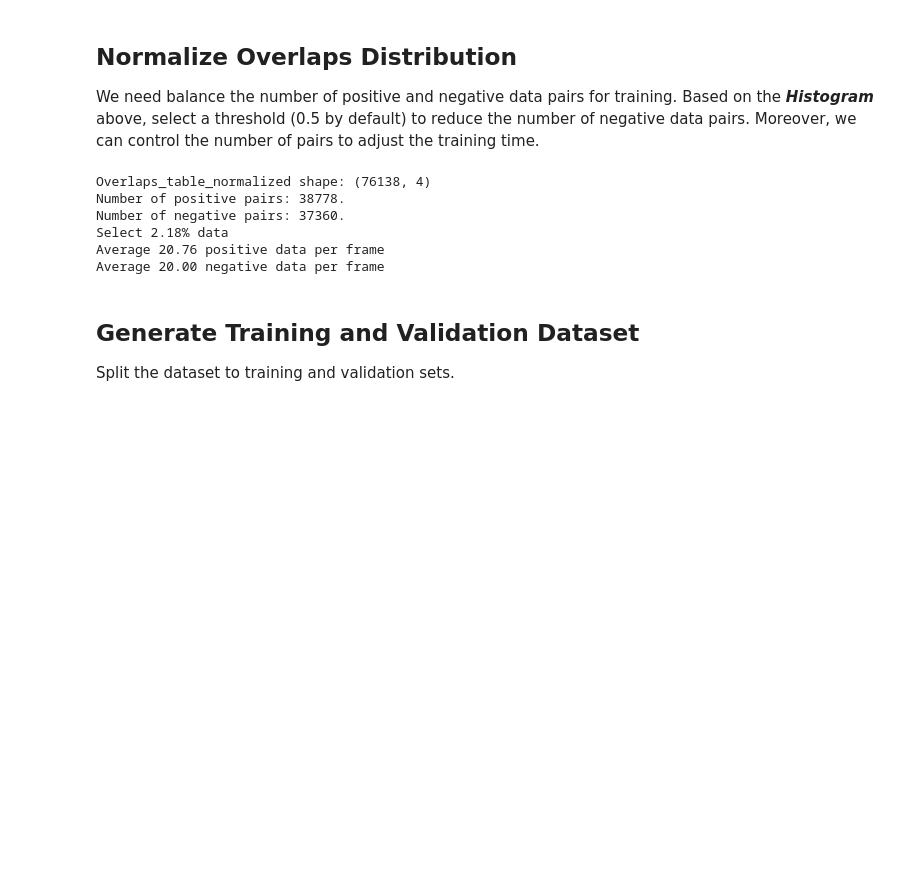
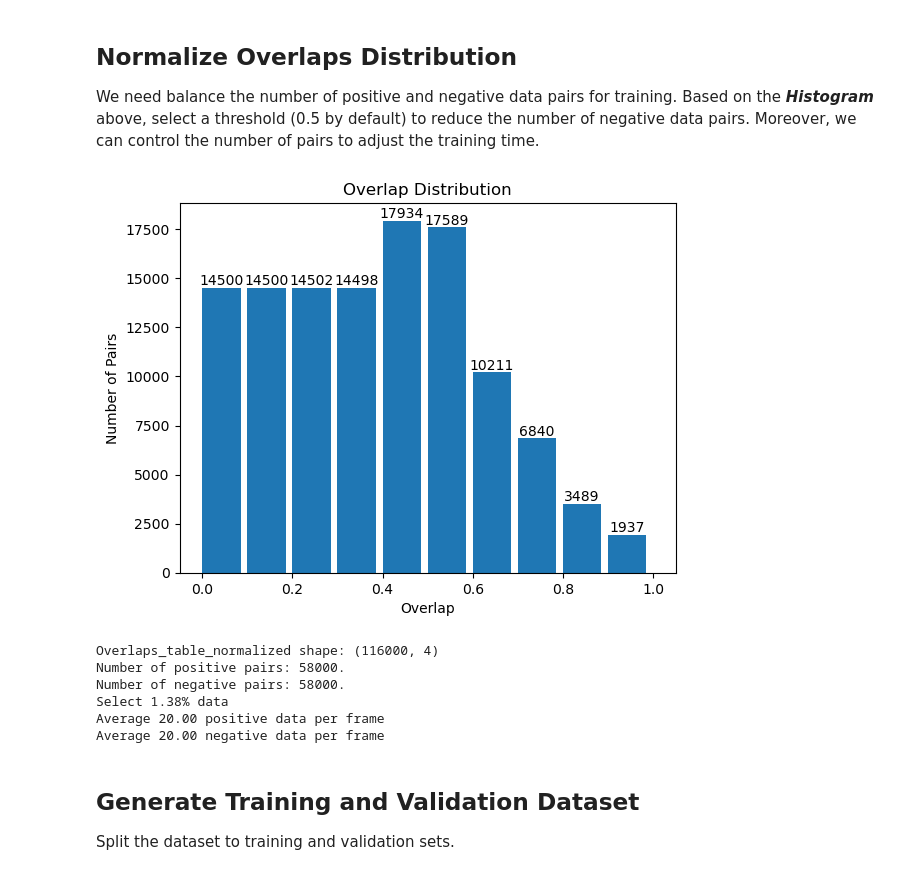
Before and after one commit to yanlong95/lidar_learning, a Jupyter notebook: data/projection/gen_gt.ipynb, the cells around one changed output. Saved outputs shown, nothing was run; the diff lists cells and outputs as text; code cells hidden in the pictures; blank space fills up the shorter version.

```diff
--- a/data/projection/gen_gt.ipynb
+++ b/data/projection/gen_gt.ipynb
@@ -128,35 +133,36 @@ plt.show()
 ## Normalize Overlaps Distribution
 We need balance the number of positive and negative data pairs for training. Based on the ***Histogram*** above, select a threshold (0.5 by default) to reduce the number of negative data pairs. Moreover, we can control the number of pairs to adjust the training time.
 # %%
-neg_pos_threshold = int(overlap_thresh / 0.1)
+neg_pos_threshold = round(overlap_thresh / 0.1)
 max_num_pos_each_scan = 20
 min_num_neg_each_scan = 5   # make sure to roughly balance the number of positive and negative pairs
 
-overlaps_table_normalized, pos_indices, neg_indices = normalize_data(overlaps_table, max_pos_thresh=max_num_pos_each_scan, min_neg_thresh=min_num_neg_each_scan, neg_pos_threshold=neg_pos_threshold, enhance_yaw=True)
+overlaps_table_normalized, pos_indices, neg_indices = normalize_data(overlaps_table, max_pos_thresh=max_num_pos_each_scan, min_neg_thresh=min_num_neg_each_scan, neg_pos_threshold=neg_pos_threshold, enhance_yaw=False)
 overlaps_normalized = overlaps_table_normalized[:,2]
 _, _, patches = plt.hist(overlaps_normalized, 10, width=0.085)
 plt.bar_label(patches)
 plt.title('Overlap Distribution')
 plt.xlabel('Overlap')
 plt.ylabel('Number of Pairs')
 plt.show()
 
 percent_keep = format(len(overlaps_table_normalized) / len(overlaps_table) * 100, ".2f")
 num_pos = np.sum(overlaps_normalized >= neg_pos_threshold / 10)
 num_neg = np.sum(overlaps_normalized < neg_pos_threshold / 10)
 
 print(f"Overlaps_table_normalized shape: {overlaps_table_normalized.shape}")
 print(f"Number of positive pairs: {num_pos}.")
 print(f"Number of negative pairs: {num_neg}.")
 print(f"Select {percent_keep}% data")
 print(f"Average {num_pos / np.sqrt(len(overlaps_table)):.2f} positive data per frame")
 print(f"Average {num_neg / np.sqrt(len(overlaps)):.2f} negative data per frame")
 # %% [output]
+[figure, added]
-Overlaps_table_normalized shape: (76138, 4)
-Number of positive pairs: 38778.
-Number of negative pairs: 37360.
-Select 2.18% data
-Average 20.76 positive data per frame
+Overlaps_table_normalized shape: (116000, 4)
+Number of positive pairs: 58000.
+Number of negative pairs: 58000.
+Select 1.38% data
+Average 20.00 positive data per frame
 Average 20.00 negative data per frame
 # %% [markdown]
 ## Generate Training and Validation Dataset
```
Also changed, not shown: parts of 8 cells of this notebook, 7 other files.
